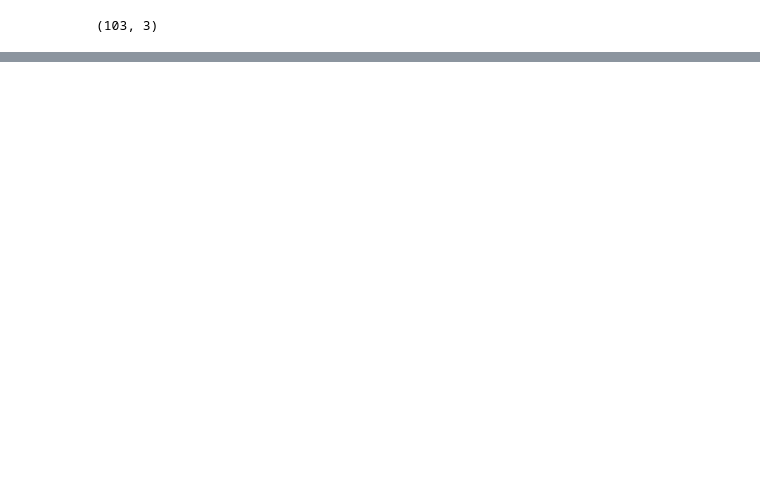
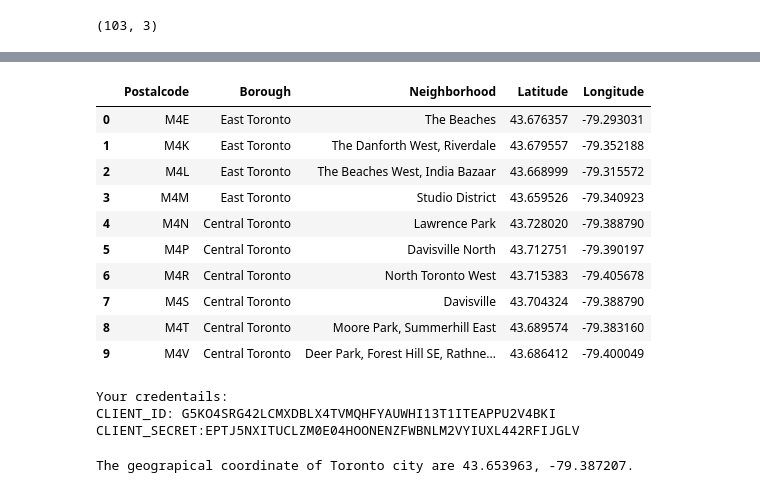
Before and after one commit to aish022/Coursera_Capstone, a Jupyter notebook: capstone_proj.ipynb, the cells around one changed output, grey strips where cells are left out. Drawn from its saved outputs; the diff is of its cells as text; code cells hidden in the pictures; blank space fills up the shorter version.

```diff
--- a/capstone_proj.ipynb
+++ b/capstone_proj.ipynb
@@ -88,0 +100,8 @@ df.head(10)
+# %%
+df.columns=['Postalcode','Borough','Neighborhood']
+
+# Ignore cells with a borough that is Not assigned.
+df.drop(df.index[0], inplace=True)
+df = df[df['Borough']!="Not assigned"]
+#if a cell has a borough but a Not assigned neighborhood, then the neighborhood will be the same as the borough.
+df.Neighborhood[df.Neighborhood=="Not assigned"] = df.Borough[df.Neighborhood=="Not assigned"]
@@ -88,0 +117,5 @@ df.head(10)
+# %%
+#Combined into one row with the neighborhoods separated with a comma
+df=df.groupby(['Postalcode']).agg({'Borough': 'first','Neighborhood':', '.join})
+df.reset_index(inplace=True)
+df.head()
@@ -92,0 +135,6 @@ df.shape
+# %%
+url="http://cocl.us/Geospatial_data/Geospatial_Coordinates.csv"
+coordinates=pd.read_csv(url)
+coordinates.columns = ['Postalcode', 'Latitude', 'Longitude']
+df1=pd.merge(df,coordinates,on="Postalcode")
+df1
@@ -92,0 +159,38 @@ df.shape
+# %%
+df1 = df1[df1['Borough'].str.contains('Toronto')].reset_index(drop=True)
+df1.head(10)
+# %% [output]
+|  | Postalcode | Borough | Neighborhood | Latitude | Longitude |
+| 0 | M4E | East Toronto | The Beaches | 43.676357 | -79.293031 |
+| 1 | M4K | East Toronto | The Danforth West, Riverdale | 43.679557 | -79.352188 |
+| 2 | M4L | East Toronto | The Beaches West, India Bazaar | 43.668999 | -79.315572 |
+| 3 | M4M | East Toronto | Studio District | 43.659526 | -79.340923 |
+| 4 | M4N | Central Toronto | Lawrence Park | 43.728020 | -79.388790 |
+| 5 | M4P | Central Toronto | Davisville North | 43.712751 | -79.390197 |
+| 6 | M4R | Central Toronto | North Toronto West | 43.715383 | -79.405678 |
+| 7 | M4S | Central Toronto | Davisville | 43.704324 | -79.388790 |
+| 8 | M4T | Central Toronto | Moore Park, Summerhill East | 43.689574 | -79.383160 |
+| 9 | M4V | Central Toronto | Deer Park, Forest Hill SE, Rathne... | 43.686412 | -79.400049 |
+# %%
+
+CLIENT_ID = 'G5KO4SRG42LCMXDBLX4TVMQHFYAUWHI13T1ITEAPPU2V4BKI' # your Foursquare ID
+CLIENT_SECRET = 'EPTJ5NXITUCLZM0E04HOONENZFWBNLM2VYIUXL442RFIJGLV' # your Foursquare Secret
+VERSION = '20181020' # Foursquare API version
+
+print('Your credentails:')
+print('CLIENT_ID: ' + CLIENT_ID)
+print('CLIENT_SECRET:' + CLIENT_SECRET)
+# %% [output]
+Your credentails:
+CLIENT_ID: G5KO4SRG42LCMXDBLX4TVMQHFYAUWHI13T1ITEAPPU2V4BKI
+CLIENT_SECRET:EPTJ5NXITUCLZM0E04HOONENZFWBNLM2VYIUXL442RFIJGLV
+# %%
+address = 'Toronto,Ontario'
+
+geolocator = Nominatim(user_agent="ny_explorer")
+location = geolocator.geocode(address)
+latitude = location.latitude
+longitude = location.longitude
+print('The geograpical coordinate of Toronto city are {}, {}.'.format(latitude, longitude))
+# %% [output]
+The geograpical coordinate of Toronto city are 43.653963, -79.387207.
```
Also changed, not shown: parts of 41 cells of this notebook.
